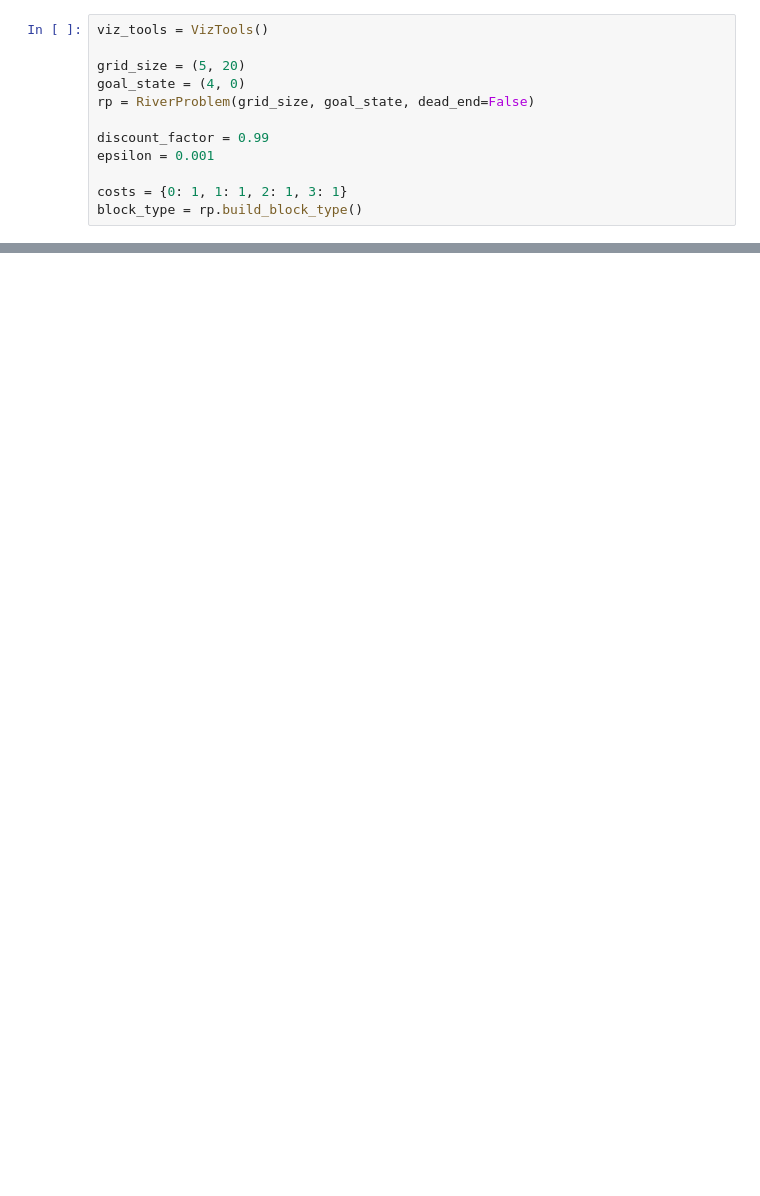
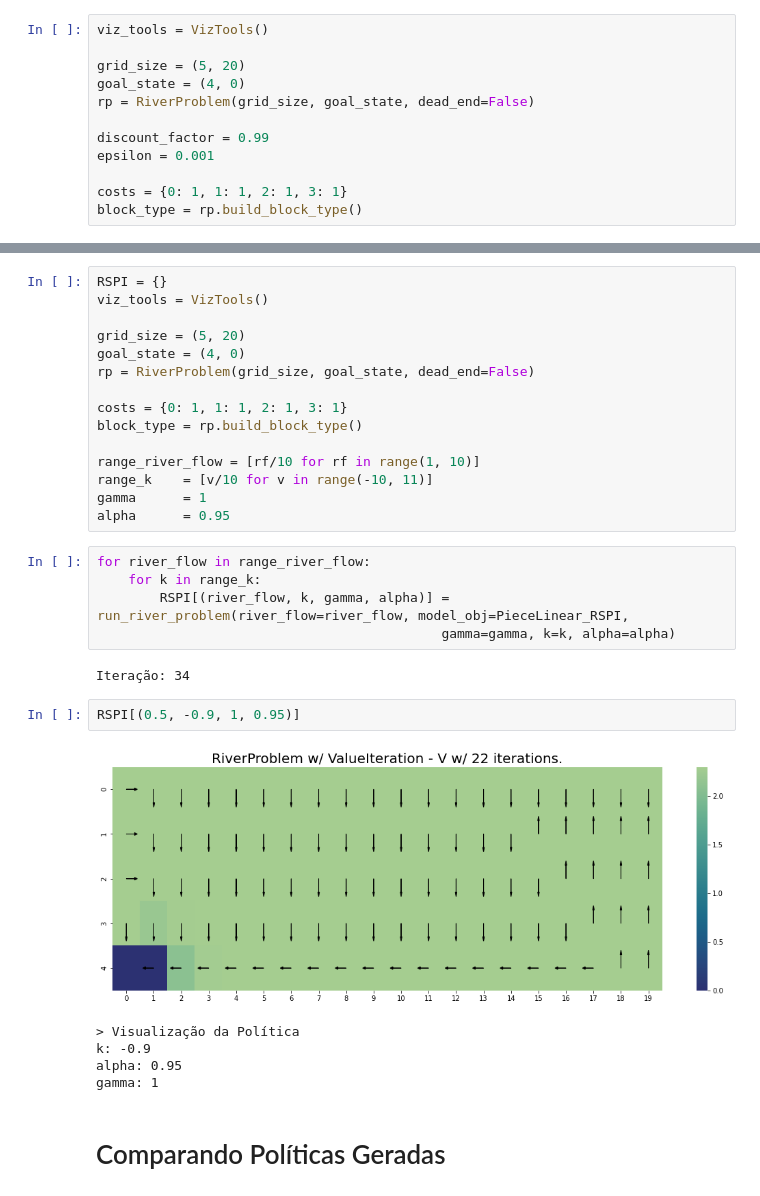
Before and after one commit to igormiyamura/ppgsi_riskaverse_rl, a Jupyter notebook: notebooks/1_Experimentos.ipynb, the cells around one changed output, grey strips where cells are left out. Drawn from its saved outputs; the diff is of its cells as text; blank space fills up the shorter version.

Commit message:
Criando análises das políticas

```diff
--- a/notebooks/1_Experimentos.ipynb
+++ b/notebooks/1_Experimentos.ipynb
@@ -172 +216,33 @@ Tempo de Execução: 0.34800076484680176s
+# %%
+RSPI = {}
+viz_tools = VizTools()
+
+grid_size = (5, 20)
+goal_state = (4, 0)
+rp = RiverProblem(grid_size, goal_state, dead_end=False)
+
+costs = {0: 1, 1: 1, 2: 1, 3: 1}
+block_type = rp.build_block_type()
+
+range_river_flow = [rf/10 for rf in range(1, 10)]
+range_k    = [v/10 for v in range(-10, 11)]
+gamma      = 1
+alpha      = 0.95
+# %%
+for river_flow in range_river_flow:
+    for k in range_k:
+        RSPI[(river_flow, k, gamma, alpha)] = run_river_problem(river_flow=river_flow, model_obj=PieceLinear_RSPI,
+                                            gamma=gamma, k=k, alpha=alpha)
+# %% [output]
+Iteração: 34
+# %%
+RSPI[(0.5, -0.9, 1, 0.95)]
+# %% [output]
+[figure, added]
+> Visualização da Política
+k: -0.9
+alpha: 0.95
+gamma: 1
+# %% [markdown]
+# Comparando Políticas Geradas
 # %% [markdown]
```
Also changed, not shown: parts of 28 cells of this notebook, 10 other files.
